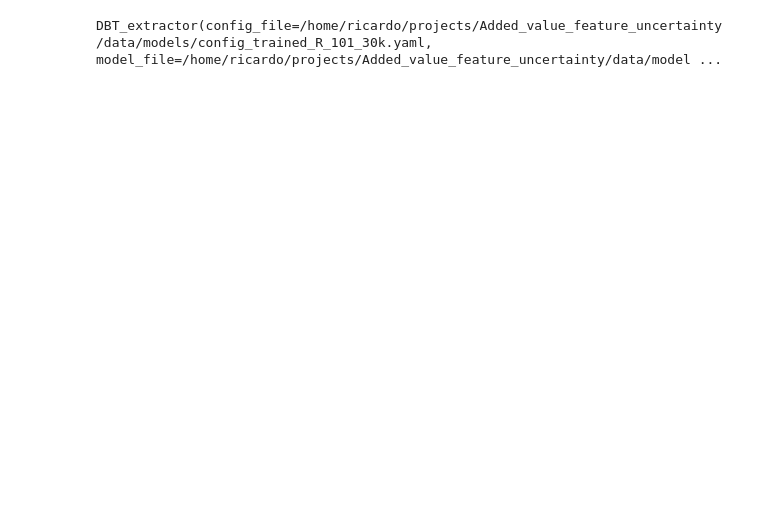
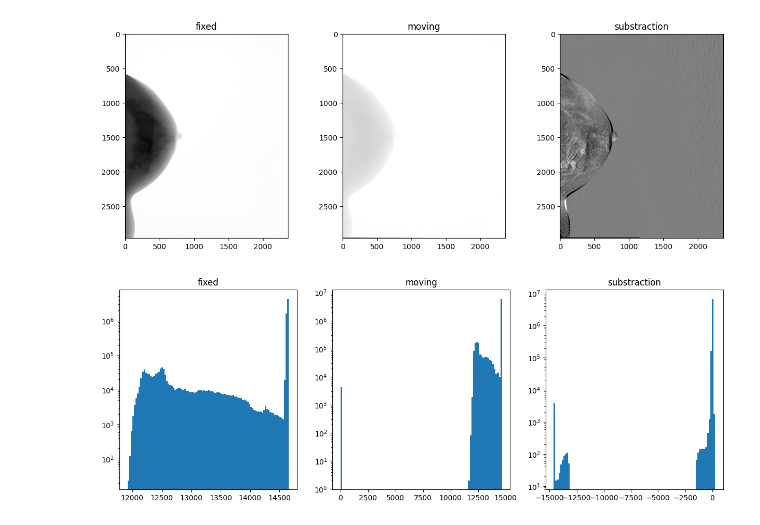
Before and after one commit to Likalto4/Added_value_feature_uncertainty, a Jupyter notebook: deep/budget/budget_analysis.ipynb, the cells around one changed output. Cells and saved outputs as stored; diff of their text form; code cells hidden in the pictures; blank space fills up the shorter version.

```diff
--- a/deep/budget/budget_analysis.ipynb
+++ b/deep/budget/budget_analysis.ipynb
@@ -122,5 +109,43 @@ class budget_creator():
-# %%
-budgeter = budget_creator()
-budgeter.extractor
-# %% [output]
-DBT_extractor(config_file=/home/ricardo/projects/Added_value_feature_uncertainty/data/models/config_trained_R_101_30k.yaml, model_file=/home/ricardo/projects/Added_value_feature_uncertainty/data/model ...
+# %%
+budgeter = budget_creator()
+
+for (x_trans, y_trans) in tqdm(budgeter.coord_list[:1]):
+        for rad in budgeter.rad_list[:1]:
+            for time in budgeter.time_list[:1]:
+                  for pat_num in tqdm(budgeter.dataset.pat_num[:1]):
+                        #define fixed and moving
+                        pat = patient(pat_num=pat_num)
+                        fixedImage = pat.get_im(sequence='CMC', format = 'sitk')
+                        movingImage = pat.get_im(sequence='SMC', format='sitk')
+                        # transform
+                        im_transformed = budgeter.transformation(movingImage, repo_path / f'data/registration/transform_{pat_num}.txt', format='sitk')
+                        # substract
+                        fixed_array = sitk.GetArrayFromImage(fixedImage)
+                        im_transformed_array = sitk.GetArrayFromImage(im_transformed)
+                        im_moved_array = budgeter.translate_image(im_transformed_array, x_trans, y_trans)
+                        im_substraction = -(fixed_array.astype(np.int32) - im_moved_array.astype(np.int32)).astype(np.int16)
+                        sitk_substraction = sitk.GetImageFromArray(im_substraction)
+                        sitk_substraction.CopyInformation(fixedImage)
+# %%
+# plot fixed, moving and substraction
+fig, ax = plt.subplots(1,3, figsize=(15,5))
+ax[0].imshow(fixed_array, cmap='gray')
+ax[0].set_title('fixed')
+ax[1].imshow(im_moved_array, cmap='gray')
+ax[1].set_title('moving')
+ax[2].imshow(im_substraction, cmap='gray', vmin=-100, vmax=100)
+ax[2].set_title('substraction')
+plt.show()
+
+# show also histograms
+fig, ax = plt.subplots(1,3, figsize=(15,5))
+ax[0].hist(fixed_array.flatten(), bins=100, log=True)
+ax[0].set_title('fixed')
+ax[1].hist(im_moved_array.flatten(), bins=100, log=True)
+ax[1].set_title('moving')
+ax[2].hist(im_substraction.flatten(), bins=100, log=True)
+ax[2].set_title('substraction')
+plt.show()
+# %% [output]
+[figure, added]
+[figure, added]
```
Also changed, not shown: parts of 2 cells of this notebook, 2 other files.
